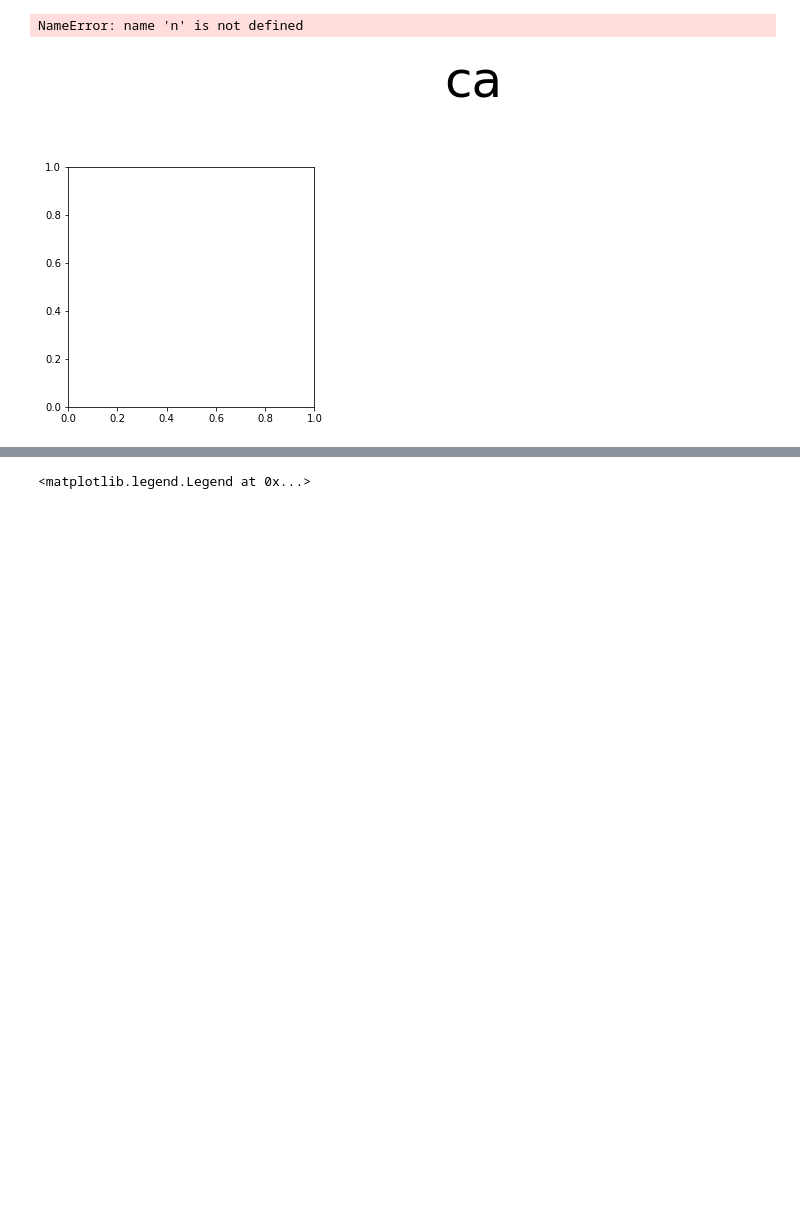
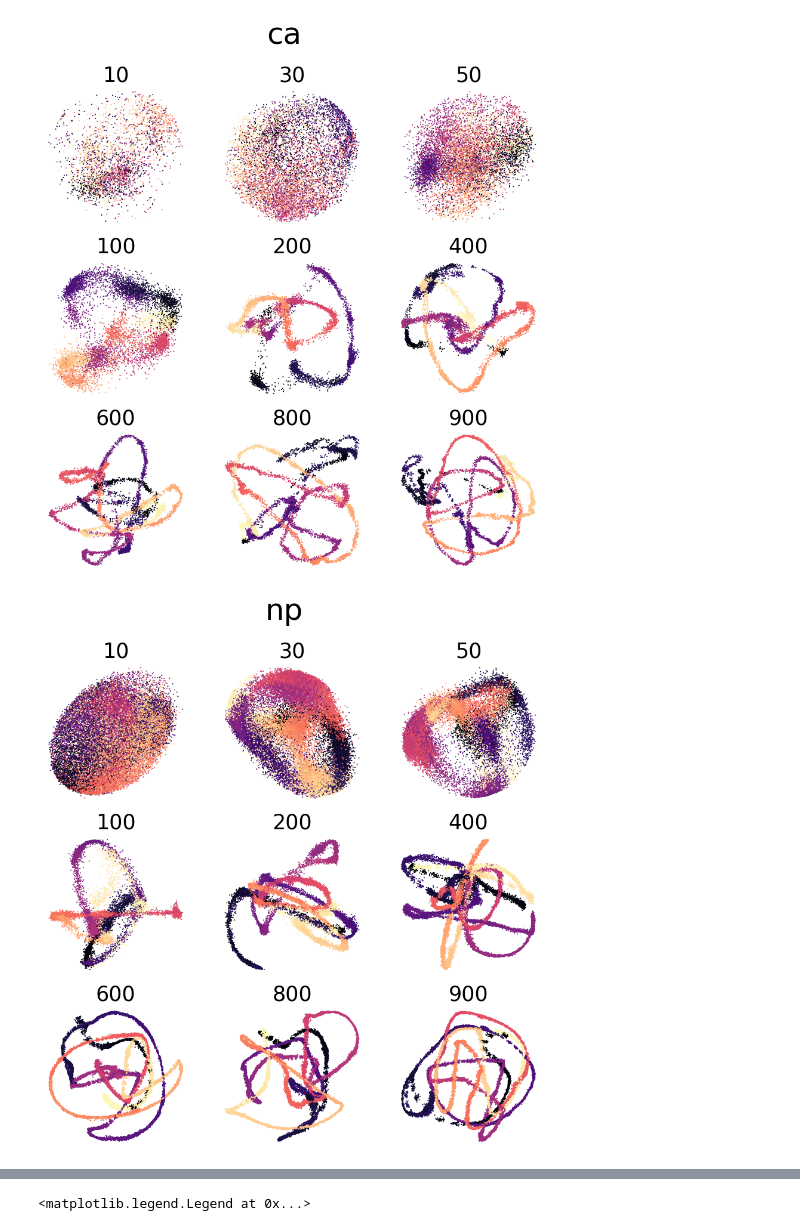
Before and after one commit to AdaptiveMotorControlLab/cebra-figures, a Jupyter notebook: figures/FigureRevision4.ipynb, the cells around one changed output, grey strips where cells are left out. Cells and saved outputs as stored; diff of their text form; code cells hidden in the pictures; blank space fills up the shorter version.

Commit message:
Fix Figure4

```diff
--- a/figures/FigureRevision4.ipynb
+++ b/figures/FigureRevision4.ipynb
@@ -9,24 +9,27 @@ data = pd.read_hdf('../data/Figure4Revision.h5', key='data')
 # %%
 consistency = data['consistency']
 viz = data['visualization']
+
+dims = [3,4,8,16,32,64,128]
+num_neurons = [10,30, 50, 100, 200, 400, 600, 800, 900, 1000]
 # %%
 modality = ['ca', 'np', 'joint-ca', 'joint-np']
 
 for m in modality:
     fig = plt.figure(figsize = (15,15))
     plt.suptitle(f'{m}', fontsize = 50)
     for i in range(9):
         ax=fig.add_subplot(3,3, i+1)
         if 'np' in m:
             label = np.repeat(np.arange(900),4)
         else:
             label = np.arange(900)
-        ax.scatter(viz[m][n[i]][:,0],\
-                    viz[m][n[i]][:,1], s =1,  c = np.tile(label,10), cmap = 'magma')
-        ax.set_title(f'{n[i]}', fontsize = 35)
+        ax.scatter(viz[m][num_neurons[i]][:,0],\
+                    viz[m][num_neurons[i]][:,1], s =1,  c = np.tile(label,10), cmap = 'magma')
+        ax.set_title(f'{num_neurons[i]}', fontsize = 35)
         plt.xticks([])
         plt.yticks([])
         plt.axis('off')
 # %% [output]
-NameError: name 'n' is not defined
-[figure, old version]
+[figure, new version]
+[figure, added]
```
Also changed, not shown: parts of 3 cells of this notebook.
